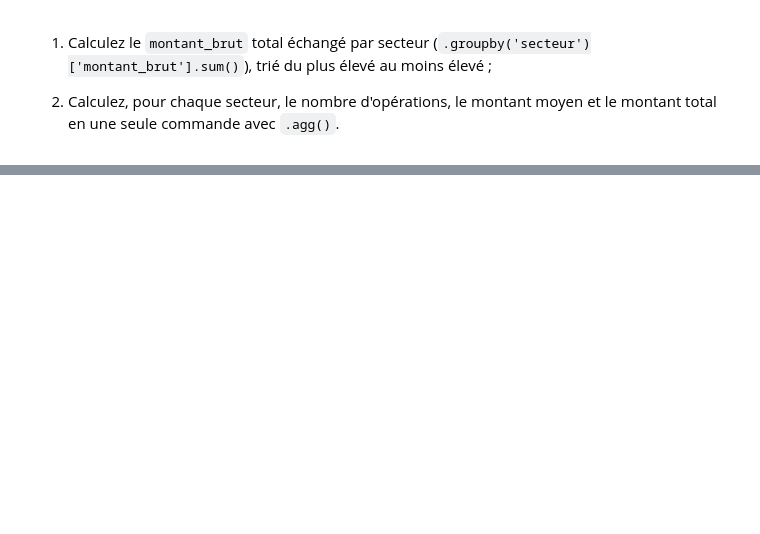
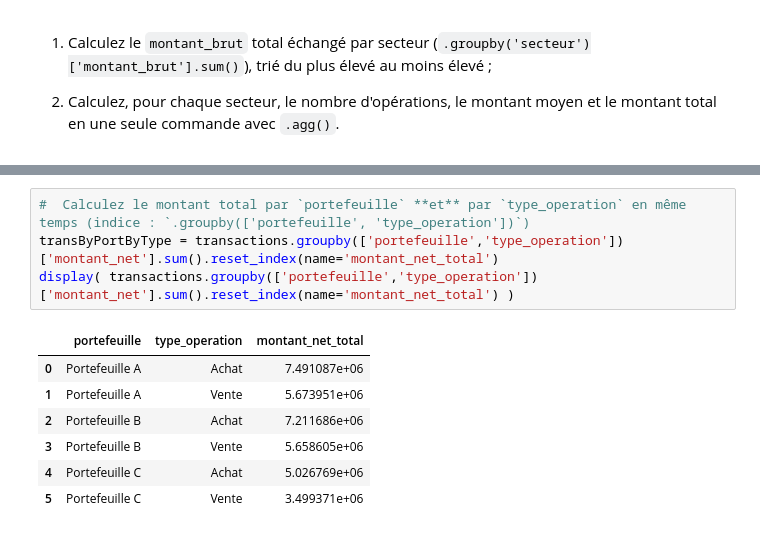
Before and after one commit to ulrichtoussom/stock_market_analysis_with_pandas, a Jupyter notebook: stock_market.ipynb, the cells around one changed output, grey strips where cells are left out. Saved outputs shown, nothing was run; the diff lists cells and outputs as text; blank space fills up the shorter version.

```diff
--- a/stock_market.ipynb
+++ b/stock_market.ipynb
@@ -219,0 +235,12 @@ Name: montant_brut, dtype: float64
+# %%
+#  Calculez le montant total par `portefeuille` **et** par `type_operation` en même temps (indice : `.groupby(['portefeuille', 'type_operation'])`)
+transByPortByType = transactions.groupby(['portefeuille','type_operation'])['montant_net'].sum().reset_index(name='montant_net_total')
+display( transactions.groupby(['portefeuille','type_operation'])['montant_net'].sum().reset_index(name='montant_net_total') )
+# %% [output]
+|  | portefeuille | type_operation | montant_net_total |
+| 0 | Portefeuille A | Achat | 7.491087e+06 |
+| 1 | Portefeuille A | Vente | 5.673951e+06 |
+| 2 | Portefeuille B | Achat | 7.211686e+06 |
+| 3 | Portefeuille B | Vente | 5.658605e+06 |
+| 4 | Portefeuille C | Achat | 5.026769e+06 |
+| 5 | Portefeuille C | Vente | 3.499371e+06 |
```
Also changed, not shown: parts of 12 cells of this notebook, 1 other file.
